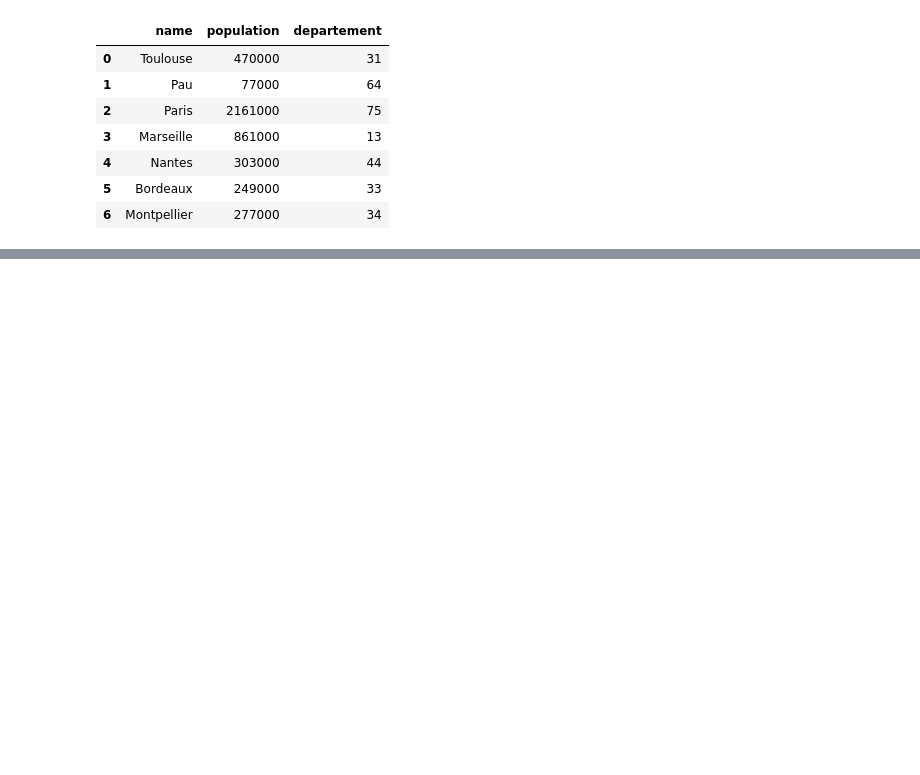
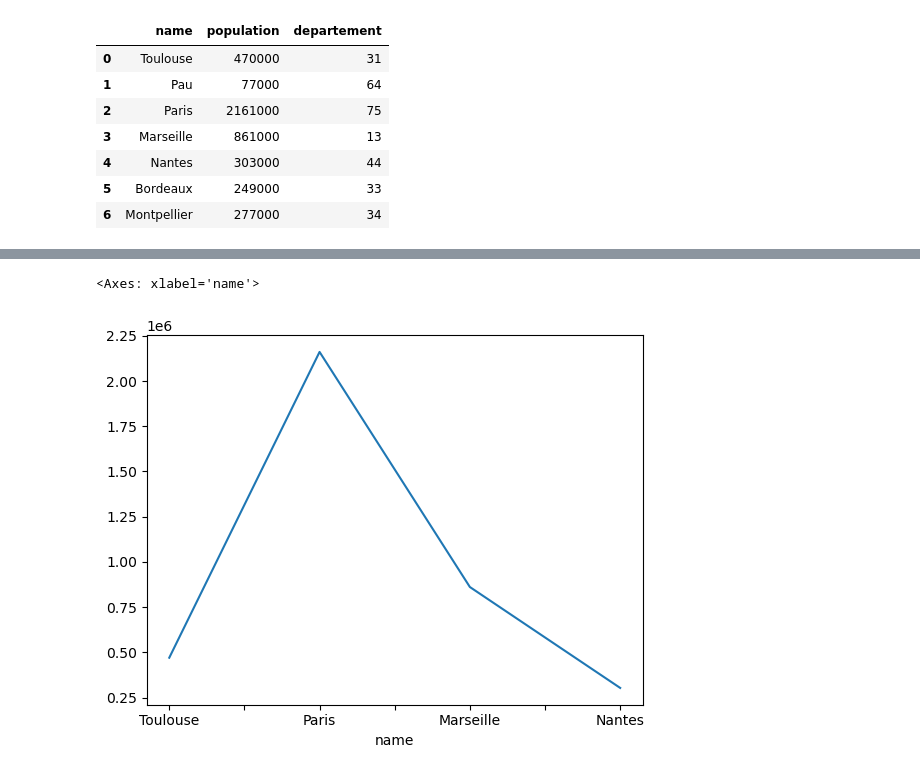
Before and after one commit to matthcol/python202402, a Jupyter notebook: Basics/basics.ipynb, the cells around one changed output, grey strips where cells are left out. Cells and saved outputs as stored; diff of their text form; code cells hidden in the pictures; blank space fills up the shorter version.

```diff
--- a/Basics/basics.ipynb
+++ b/Basics/basics.ipynb
@@ -664,0 +687,3 @@ cities_df
+# %%
+extract = cities_df[cities_df.population >= 300_000]
+extract
@@ -664,0 +696,5 @@ cities_df
+# %%
+extract.set_index('name').population.plot()
+# %% [output]
+<Axes: xlabel='name'>
+[figure, added]
```
Also changed, not shown: parts of 3 cells of this notebook, 1 other file.
